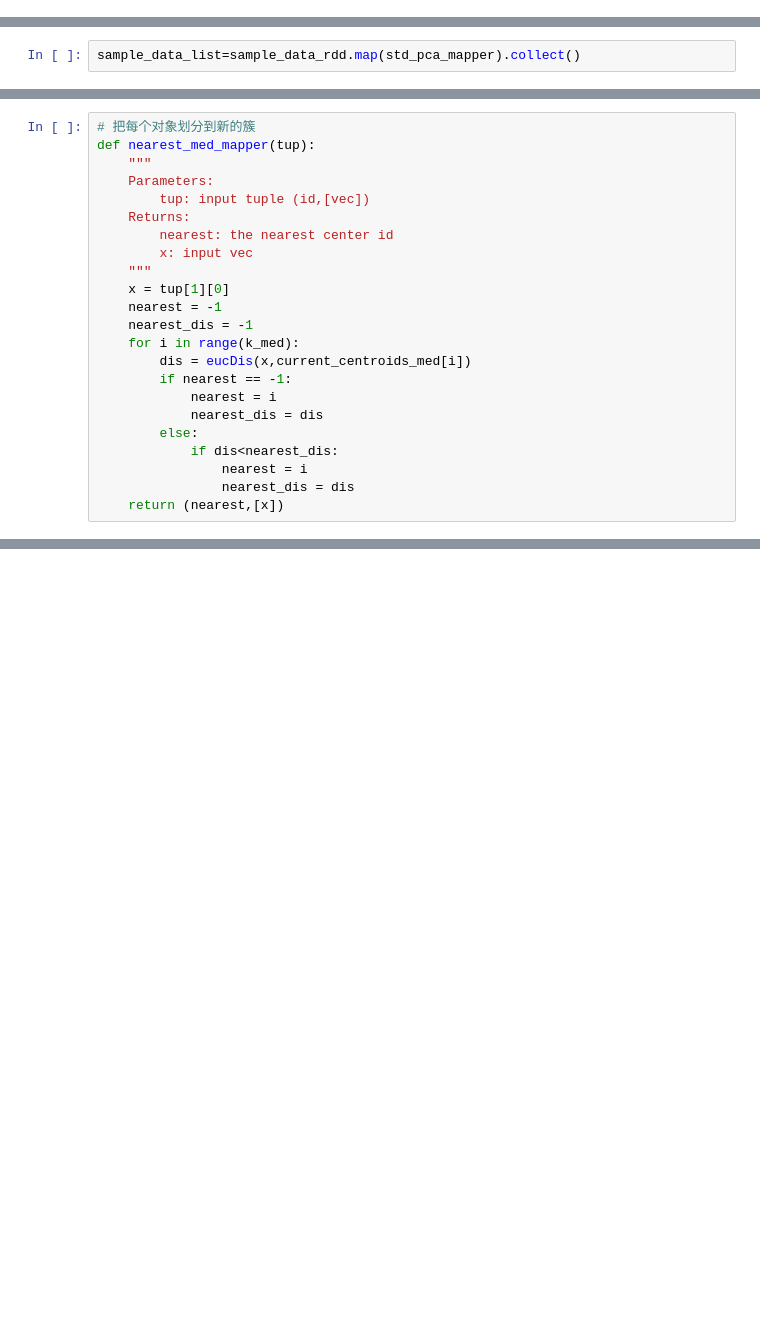
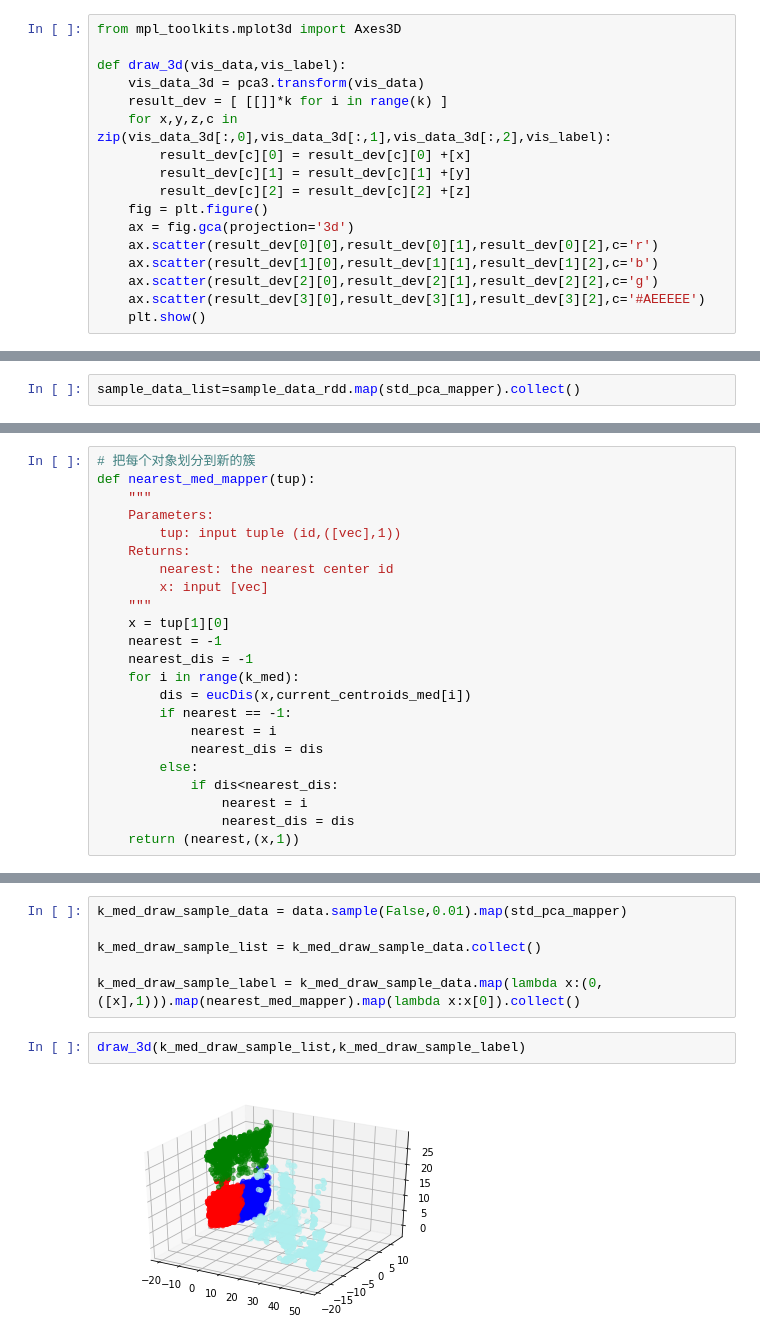
Before and after one commit to standingbychen/Big-Data-Lab, a Jupyter notebook: KMeans.ipynb, the cells around one changed output, grey strips where cells are left out. Drawn from its saved outputs; the diff is of its cells as text; blank space fills up the shorter version.

```diff
--- a/KMeans.ipynb
+++ b/KMeans.ipynb
@@ -366,6 +366,23 @@ ax.scatter(result_dev[3][0],result_dev[3][1],result_dev[3][2],c='#AEEEEE')
 plt.show()
 # %% [output]
 [figure]
+# %%
+from mpl_toolkits.mplot3d import Axes3D
+
+def draw_3d(vis_data,vis_label):
+    vis_data_3d = pca3.transform(vis_data)
+    result_dev = [ [[]]*k for i in range(k) ]
+    for x,y,z,c in zip(vis_data_3d[:,0],vis_data_3d[:,1],vis_data_3d[:,2],vis_label):
+        result_dev[c][0] = result_dev[c][0] +[x]
+        result_dev[c][1] = result_dev[c][1] +[y]
+        result_dev[c][2] = result_dev[c][2] +[z]
+    fig = plt.figure()
+    ax = fig.gca(projection='3d')
+    ax.scatter(result_dev[0][0],result_dev[0][1],result_dev[0][2],c='r')
+    ax.scatter(result_dev[1][0],result_dev[1][1],result_dev[1][2],c='b')
+    ax.scatter(result_dev[2][0],result_dev[2][1],result_dev[2][2],c='g')
+    ax.scatter(result_dev[3][0],result_dev[3][1],result_dev[3][2],c='#AEEEEE')
+    plt.show()
 # %% [markdown]
 抽样kmeans 结果
 # %%
@@ -451,10 +451,10 @@ get_centroids_med(data=sample_data_list);
 def nearest_med_mapper(tup):
     """
     Parameters:
-        tup: input tuple (id,[vec])
+        tup: input tuple (id,([vec],1))
     Returns:
         nearest: the nearest center id
-        x: input vec
+        x: input [vec]
     """
     x = tup[1][0]
     nearest = -1
@@ -468,4 +468,4 @@ def nearest_med_mapper(tup):
             if dis<nearest_dis:
                 nearest = i
                 nearest_dis = dis
-    return (nearest,[x])
+    return (nearest,(x,1))
@@ -575,0 +583,10 @@ def k_medoids(data,initial_centroids_med=minIds,iter_cnt=iter_cnt):
+# %%
+k_med_draw_sample_data = data.sample(False,0.01).map(std_pca_mapper)
+
+k_med_draw_sample_list = k_med_draw_sample_data.collect()
+
+k_med_draw_sample_label = k_med_draw_sample_data.map(lambda x:(0,([x],1))).map(nearest_med_mapper).map(lambda x:x[0]).collect()
+# %%
+draw_3d(k_med_draw_sample_list,k_med_draw_sample_label)
+# %% [output]
+[figure, added]
```
Also changed, not shown: parts of 17 cells of this notebook, 1 other file.
